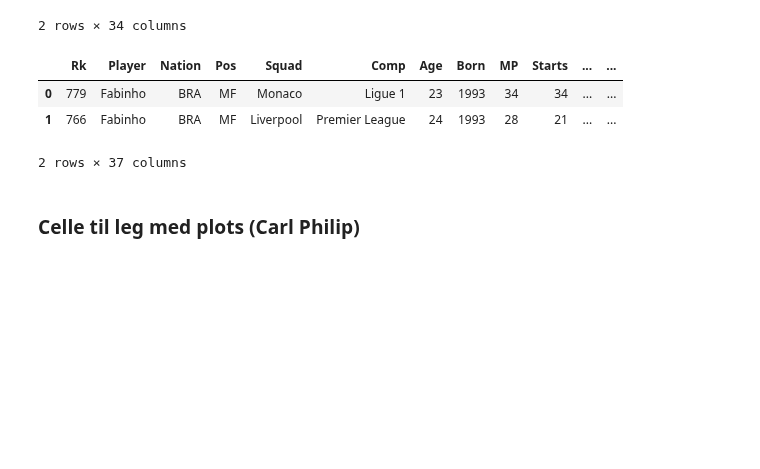
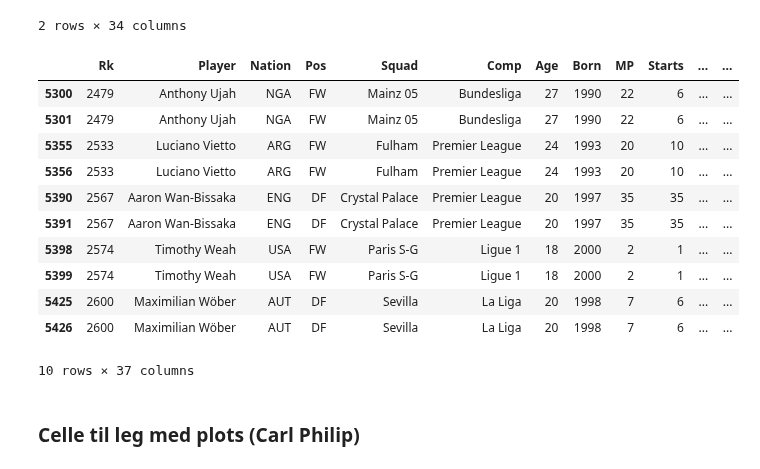
Before and after one commit to mathiasbindseil/three_drengz, a Jupyter notebook: ISDS - Kopi.ipynb, the cells around one changed output. Cells and saved outputs as stored; diff of their text form; code cells hidden in the pictures; blank space fills up the shorter version.

```diff
--- a/ISDS - Kopi.ipynb
+++ b/ISDS - Kopi.ipynb
@@ -90,6 +90,6 @@ def get_data(periods):
     return main_df
 
 #Call function
-stats_df = get_data(years_test)
-stats_df.to_csv('Stats.csv')
+df_stats = get_data(years)
+df_stats.to_csv('Stats.csv')
 # %% [output]
@@ -97,6 +97,6 @@ Number of observations in main dataset is: 5347
 # %%
-stats_df['Year']= pd.to_datetime(stats_df['Year'], format='%Y')
-stats_df['Year']= pd.DatetimeIndex(stats_df['Year']).year
+df_stats['Year']= pd.to_datetime(df_stats['Year'], format='%Y')
+df_stats['Year']= pd.DatetimeIndex(df_stats['Year']).year
 # %%
 def scrape_transferprice(driver,id):
     soup = BeautifulSoup(driver.page_source, 'lxml')
@@ -165,4 +165,4 @@ def get_transferprice(leagues,years):
 
 # main_transfer_df = get_transferprice(leagues_test,years)
 # %%
-df_transferprice = get_transferprice(leagues_test,years_test)
+df_transferprice = get_transferprice(leagues,years)
@@ -207,15 +240,24 @@ test_transfer_merge = df_transferprice.loc[df_transferprice['Player'] == 'Fabinh
 # %%
 #new_df = test_stats_merge.merge(test_transfer_merge, how='left', left_on=['Player','Year'], right_on=['Price'])
 
-new_df = test_stats_merge.merge(test_transfer_merge, how='left', on=['Player','Year'])
+new_df = df_stats.merge(df_transferprice, how='left', on=['Player','Year'])
+new_df.dropna(subset=['Price'],inplace=True)
 
 # Nu skal der bare droppes de rows med NaN i price
 # %%
-new_df
+new_df.tail(10)
 # %% [output]
 |  | Rk | Player | Nation | Pos | Squad | Comp | Age | Born | MP | Starts | ... | ... |
-| 0 | 779 | Fabinho | BRA | MF | Monaco | Ligue 1 | 23 | 1993 | 34 | 34 | ... | ... |
-| 1 | 766 | Fabinho | BRA | MF | Liverpool | Premier League | 24 | 1993 | 28 | 21 | ... | ... |
+| 5300 | 2479 | Anthony Ujah | NGA | FW | Mainz 05 | Bundesliga | 27 | 1990 | 22 | 6 | ... | ... |
+| 5301 | 2479 | Anthony Ujah | NGA | FW | Mainz 05 | Bundesliga | 27 | 1990 | 22 | 6 | ... | ... |
+| 5355 | 2533 | Luciano Vietto | ARG | FW | Fulham | Premier League | 24 | 1993 | 20 | 10 | ... | ... |
+| 5356 | 2533 | Luciano Vietto | ARG | FW | Fulham | Premier League | 24 | 1993 | 20 | 10 | ... | ... |
+| 5390 | 2567 | Aaron Wan-Bissaka | ENG | DF | Crystal Palace | Premier League | 20 | 1997 | 35 | 35 | ... | ... |
+| 5391 | 2567 | Aaron Wan-Bissaka | ENG | DF | Crystal Palace | Premier League | 20 | 1997 | 35 | 35 | ... | ... |
+| 5398 | 2574 | Timothy Weah | USA | FW | Paris S-G | Ligue 1 | 18 | 2000 | 2 | 1 | ... | ... |
+| 5399 | 2574 | Timothy Weah | USA | FW | Paris S-G | Ligue 1 | 18 | 2000 | 2 | 1 | ... | ... |
+| 5425 | 2600 | Maximilian Wöber | AUT | DF | Sevilla | La Liga | 20 | 1998 | 7 | 6 | ... | ... |
+| 5426 | 2600 | Maximilian Wöber | AUT | DF | Sevilla | La Liga | 20 | 1998 | 7 | 6 | ... | ... |
-2 rows × 37 columns
+10 rows × 37 columns
 # %% [markdown]
 ### Celle til leg med plots (Carl Philip)
```
Also changed, not shown: parts of 6 cells of this notebook, 1 other file.
